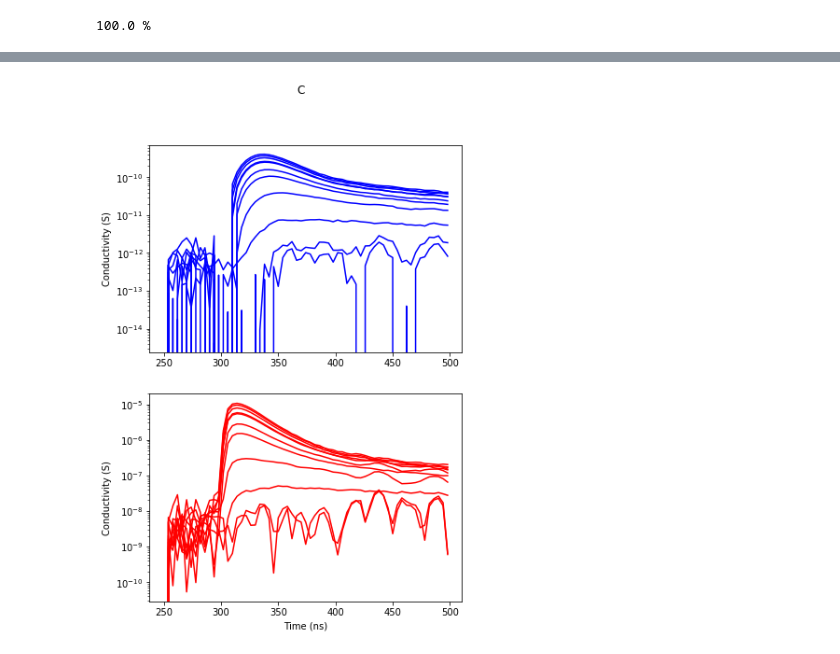
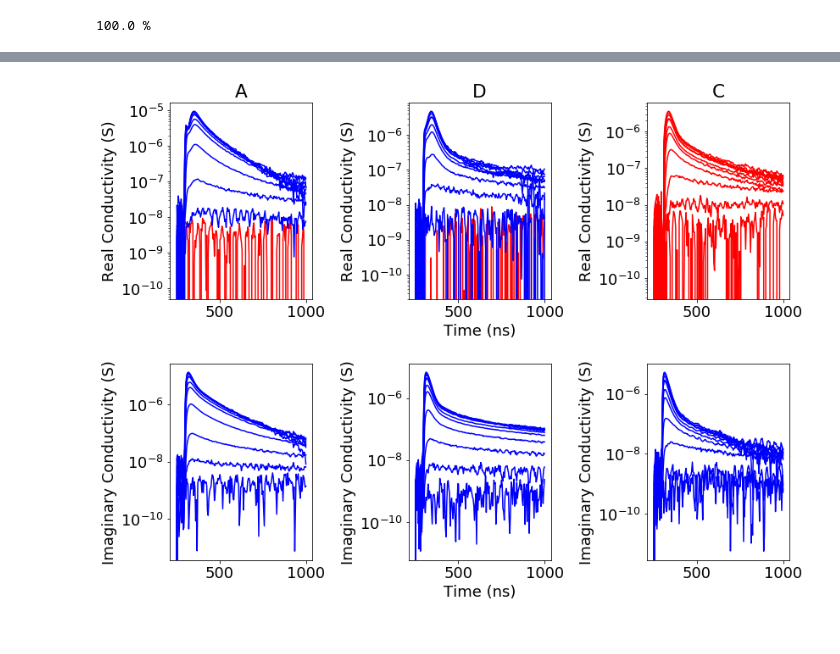
Before and after one commit to aspitarl/TRMC, a Jupyter notebook: FreqFluence.ipynb, the cells around one changed output, grey strips where cells are left out. Saved outputs shown, nothing was run; the diff lists cells and outputs as text; code cells hidden in the pictures.

Commit message:
finish freq sweep analysis for Bi samples A C D in xarray

```diff
--- a/FreqFluence.ipynb
+++ b/FreqFluence.ipynb
@@ -417,49 +418,58 @@ anim
-# %%
-e0 = 8.854e-12
-F=1
-
-ft = ds_p_r['f0'].sel(sample = samp).dropna('fluence')
-# f0 = ds_p0['f0'].sel(sample = samp)
-f0 = ft.isel(time = 0)
-
-Qt = ds_p_r['Q'].sel(sample = samp).dropna('fluence')
-# Q0 = ds_p0['Q'].sel(sample = samp)
-Q0 = Qt.isel(time = 0)
-
-deltaf = abs(ft-f0)
-sig_I_a = 2*deltaf*e0/F
-
-deltaFWHM = -1*f0*((1/Qt)- (1/Q0))
-sig_R_a = deltaFWHM*e0/F
-
-# sig_R = (1/K['KCs'])*(deltaR/v0_p['R'])
 # %%
-fig, axes = plt.subplots(2,1, figsize = (6,9))
+fig, axes = plt.subplots(2,3, figsize = (12,9))
 
-for fluence in sig_R_a.indexes['fluence']:
-    sig_R = sig_R_a.sel(fluence = fluence)
-    sig_I = sig_I_a.sel(fluence = fluence)
+e0 = 8.854e-12
+F=1
 
-    label = '$\sigma^{\'}(\Delta FWHM)$'
+for i , samp in enumerate(ds_p_r.indexes['sample']):
+    ft = ds_p_r['f0'].sel(sample = samp).dropna('fluence')
+    f0 = ft.isel(time = 0)
+    deltaf = abs(ft-f0)
+    sig_I_a = -1*deltaf*e0/F
 
-    ax = axes[0]
-    ax.plot(sig_R.to_series(), label = label, color = 'b')
-    ax.set_yscale('log')
-    ax.set_ylabel('Conductivity (S)')
+    wt = ds_p_r['w'].sel(sample = samp).dropna('fluence')
+    w0 = wt.isel(time = 0)
+    deltaFWHM = wt - w0
+    sig_R_a = deltaFWHM*e0/(2*F)
 
-    ax = axes[1]
-    ax.plot(sig_I.to_series(), label = '$\sigma^{\'\'}(\Delta\omega)$', color = 'r')
-    ax.set_yscale('log')
-    ax.set_ylabel('Conductivity (S)')
+    # sig_R = (1/K['KCs'])*(deltaR/v0_p['R'])
+    for fluence in sig_R_a.indexes['fluence']:
+        sig_R = sig_R_a.sel(fluence = fluence)
+        sig_I = sig_I_a.sel(fluence = fluence)
 
-    for ax in axes:
+        label = '$\sigma^{\'}(\Delta FWHM)$'
+
+        ax = axes[0][i]
+        sig_R = sig_R.to_series()
+        if np.trapz(sig_R) < 0:
+            color = 'b'
+            sig_R = sig_R*-1
+        else:
+            color = 'r'
+        ax.plot(sig_R, label = label, color = color)
+        ax.set_yscale('log')
+        ax.set_ylabel('Real Conductivity (S)')
+
+        ax = axes[1][i]
+        sig_I = sig_I.to_series()
+        if np.trapz(sig_I) < 0:
+            color = 'b'
+            sig_I = sig_I*-1
+        else:
+            color = 'r'
+        ax.plot(sig_I, label = '$\sigma^{\'\'}(\Delta\omega)$', color = color)
+        ax.set_yscale('log')
+        ax.set_ylabel('Imaginary Conductivity (S)')
+
+    axes[0][i].set_title(samp)
+for axs in axes:
+    for ax in axs:
         ax.xaxis.set_major_formatter(FuncFormatter(exp_formatter(-9).format_func))
 #         axes.set_xlim(250e-9,1200e-9)
-    axes[1].set_xlabel('Time (ns)')
+    axs[1].set_xlabel('Time (ns)')
 
-    # axes.set_ylim([1e-8,1e-4])
+        # axes.set_ylim([1e-8,1e-4])
 
-    fig.suptitle(samp)
-#     fig.legend()
+fig.tight_layout()
 # %% [output]
-[figure, old version]
+[figure, new version]
```
Also changed, not shown: parts of 13 cells of this notebook.
